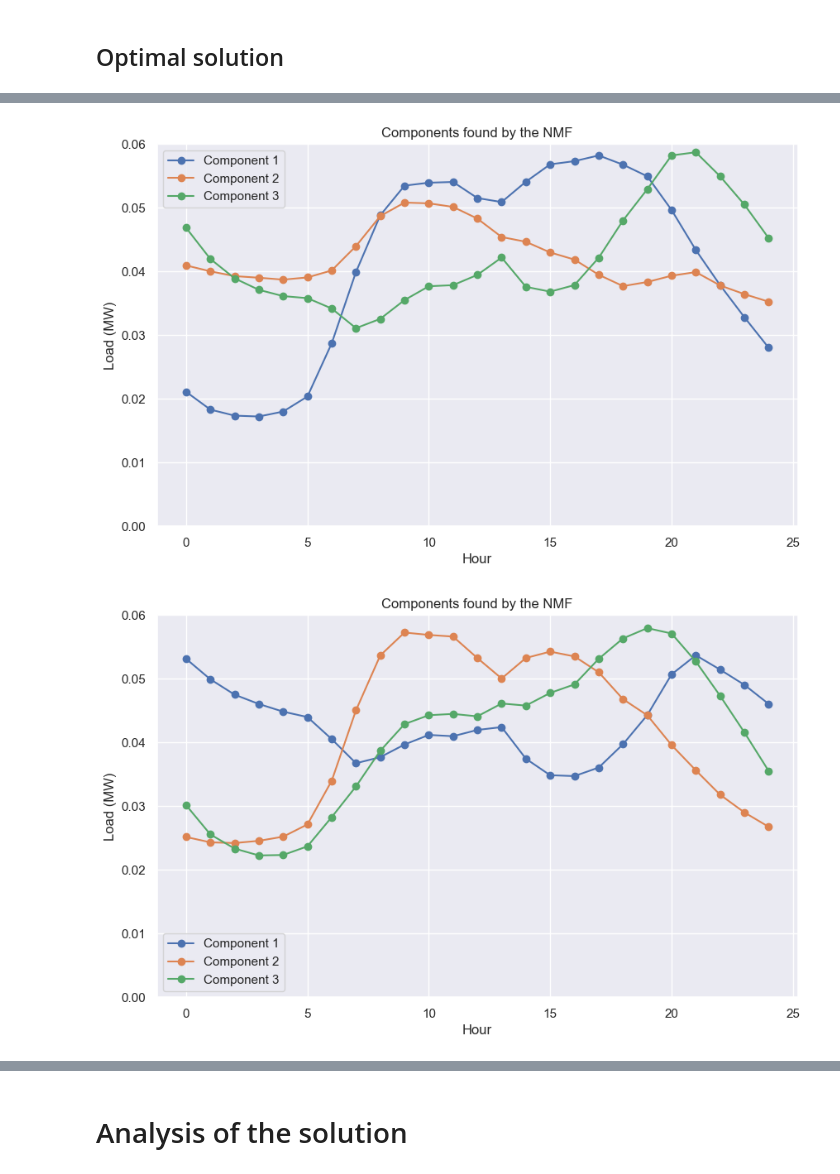
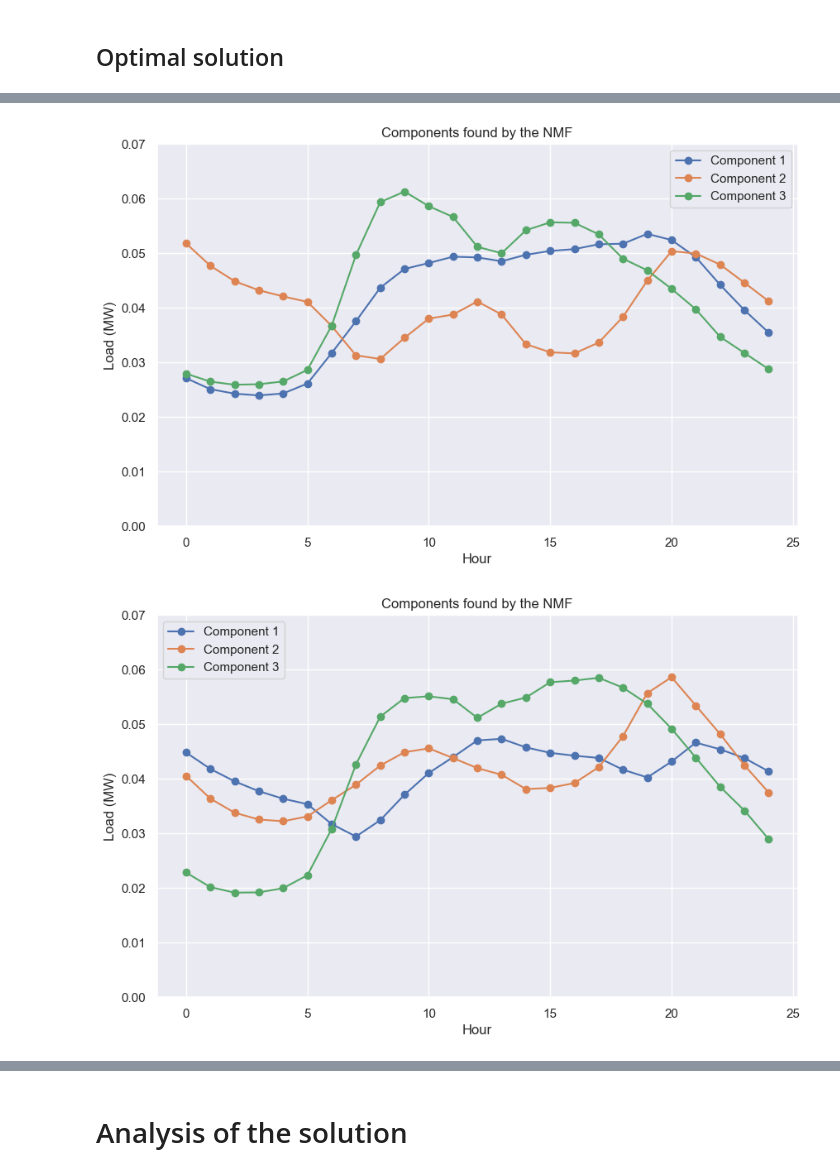
Before and after one commit to gkchln/load_bss, a Jupyter notebook: SelectSolutionNMF.ipynb, the cells around one changed output, grey strips where cells are left out. Drawn from its saved outputs; the diff is of its cells as text; code cells hidden in the pictures.

```diff
--- a/SelectSolutionNMF.ipynb
+++ b/SelectSolutionNMF.ipynb
@@ -315,7 +283,14 @@ fig.update_layout(
 # %% [markdown]
 ## Based on compliance with consumption data
+# %%
+# subset_zones = ['North', 'Centre-North']
+# subset_zones = ['South', 'Sardinia', 'Sicily', 'Calabria']
+subset_zones = ['Centre-South']
+# subset_zones = None
 # %%
 cons_df = pd.read_excel('data/1_input/consumption/consumption_chart.xlsx')
+if subset_zones:
+    cons_df = cons_df[cons_df.Zone.isin(subset_zones)]
 
 # We put agricoltura sector in the industrial one
 cons_df['Settore corretto'] = cons_df['Settore corretto'].replace('Agricoltura', 'Industria')
@@ -364,15 +328,12 @@ for i in trange(W_results.shape[-1]):
     day_cons['region'] = unit_info['region']
     day_cons['year'] = unit_info['year']
     best_year_cons = day_cons.groupby(['region', 'year']).sum() / 1000
-    min_dist = abs(best_year_cons - region_cons_df.values).values.sum()
+    min_dist = abs(best_year_cons - region_cons_df.values).values.mean()
     best_permutation = list(range(n_components))
 
     for permutation in list(permutations(range(n_components))):
-        day_cons = pd.DataFrame(W[:, list(permutation)], index=norm_X.index).mul(norm_X, axis=0)
-        day_cons['region'] = unit_info['region']
-        day_cons['year'] = unit_info['year']
-        year_cons = day_cons.groupby(['region', 'year']).sum() / 1000
-        dist = abs(year_cons - region_cons_df.values).values.sum()
+        year_cons = best_year_cons.iloc[:, list(permutation)]
+        dist = abs(year_cons - region_cons_df.values).values.mean()
         if dist < min_dist:
             min_dist = dist
             best_permutation = list(permutation)
@@ -500,18 +397,18 @@ for i in trange(W_results.shape[-1]):
     corr_enidom = indics['EniDom'].corr(best_month_cons[2])
     max_corr = (corr_imser + corr_imcei + corr_enidom) / 3
 
-    # best_permutation = list(range(n_components))
+    best_permutation = list(range(n_components))
 
-    # for permutation in list(permutations(range(n_components))): # Try permutation of the components in case of mis-alignment
-    #     month_cons = best_month_cons.iloc[:, list(permutation)]
-    #     corr = (indics['IMSER'].corr(month_cons[0]) + indics['IMCEI'].corr(month_cons[1]) + indics['EniDom'].corr(month_cons[2])) / 3
-    #     if corr > max_corr:
-    #         max_corr = corr
-    #         best_permutation = list(permutation)
-    #         best_month_cons = month_cons
-    #         print(f'Had to permute {i}')
+    for permutation in list(permutations(range(n_components)))[1:]: # Try permutation of the components in case of mis-alignment
+        month_cons = best_month_cons.iloc[:, list(permutation)].rename(columns=dict(zip(list(permutation), best_permutation)))
+        corr = (indics['IMSER'].corr(month_cons[0]) + indics['IMCEI'].corr(month_cons[1]) + indics['EniDom'].corr(month_cons[2])) / 3
+        if corr > max_corr:
+            max_corr = corr
+            best_permutation = list(permutation)
+            best_month_cons = month_cons
+            # print(f'Had to permute {i}')
 
-    # W_results[..., i] = W[:, best_permutation]
-    # H_results[..., i] = H[best_permutation, :]
+    W_results[..., i] = W[:, best_permutation]
+    H_results[..., i] = H[best_permutation, :]
     cons_month[..., i] = best_month_cons.values
     corr_indic[i, :] = [corr_imser, corr_imcei, corr_enidom]
@@ -638,20 +493,20 @@ ylim = ax.set_ylim((0, 0.06))
 # %%
 # Optimal run regarding minimum of distance to the simplex
-best_run = 478
+best_run = 238
 
 H = H_results[..., best_run]
 W = W_results[..., best_run]
 fig, ax = plot_components(H)
-ylim = ax.set_ylim((0, 0.06))
+ylim = ax.set_ylim((0, 0.07))
 # %% [output]
-[figure, old version]
+[figure, new version]
 # %%
 # Optimal run regarding the correlation with the indicators
-best_run = 170
+best_run = 7544
 
 H = H_results[..., best_run]
 W = W_results[..., best_run]
 fig, ax = plot_components(H)
-ylim = ax.set_ylim((0, 0.06))
+ylim = ax.set_ylim((0, 0.07))
 # %% [output]
-[figure, old version]
+[figure, new version]
```
Also changed, not shown: parts of 53 cells of this notebook.
